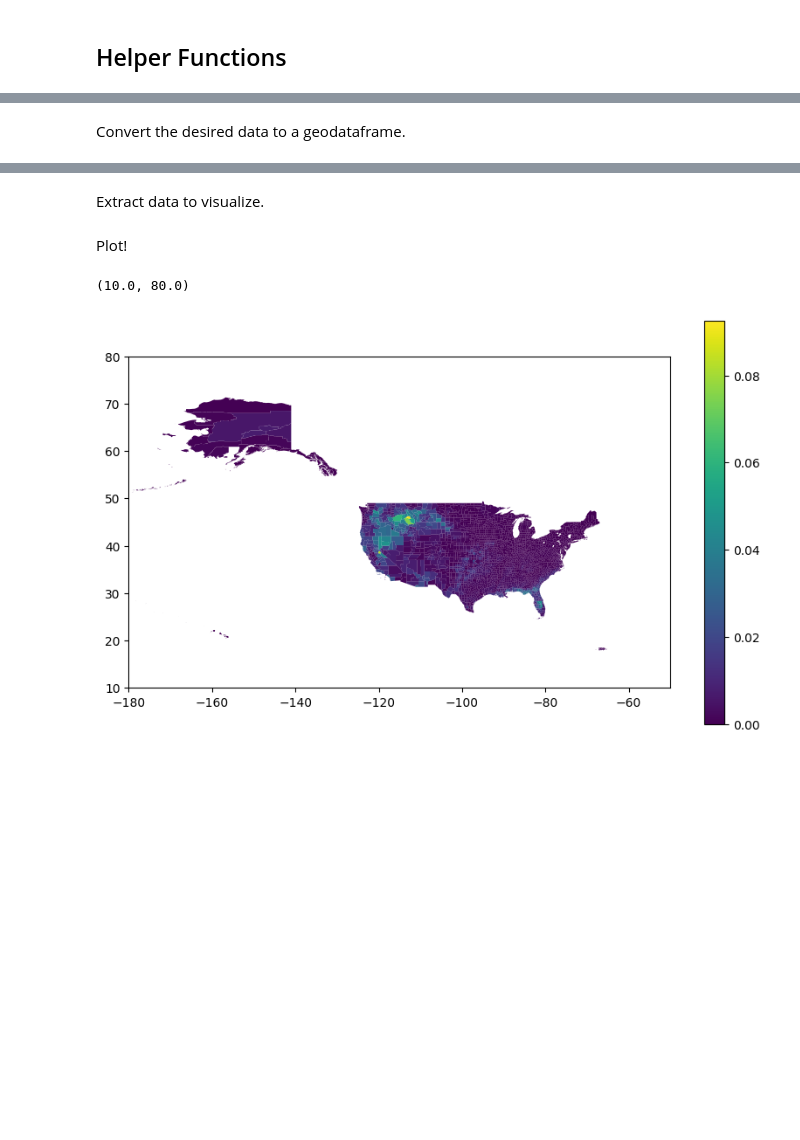
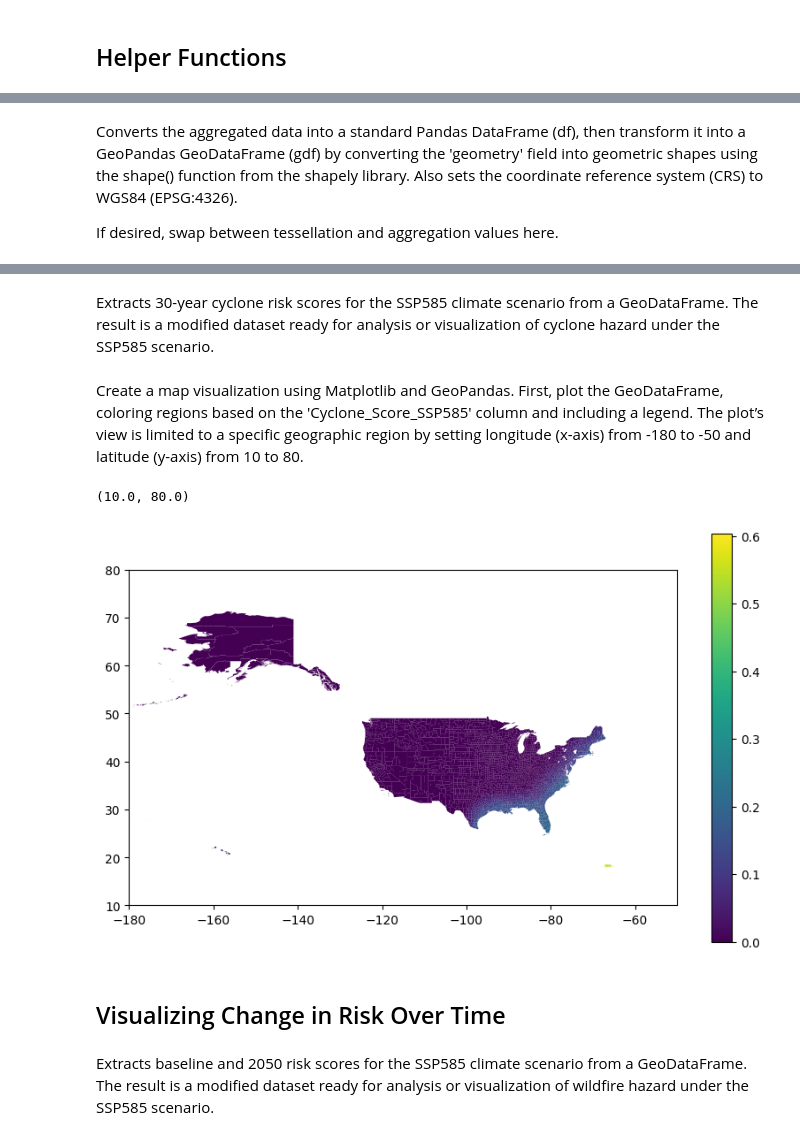
Before and after one commit to sustglobal/dev-center, a Jupyter notebook: jupyter-notebooks/ZonalStats/EndpointVisualizationExample.ipynb, the cells around one changed output, grey strips where cells are left out. Cells and saved outputs as stored; diff of their text form; code cells hidden in the pictures; blank space fills up the shorter version.

Commit message:
Updated visualization example with feedback

```diff
--- a/jupyter-notebooks/ZonalStats/EndpointVisualizationExample.ipynb
+++ b/jupyter-notebooks/ZonalStats/EndpointVisualizationExample.ipynb
@@ -19,7 +24,8 @@ import os
 # %%
-SUST_API_KEY = os.environ.get("SUST_API_KEY")
-PROJECT = "ec-DEMO"
+SUST_API_KEY = os.environ.get("SUST_API_KEY") # Set the SUST_API_KEY environment variable with your api key
+PROJECT = os.environ.get("SUST_PROJECT")      # Set the SUST_PROJECT environment variable with an enabled project
 
+# Example endpoints for accessing zonal stats for the USA
 endpoints = {
     "tessellation": f"https://explorer.sustglobal-staging.io/api/zonalstats?country_code=USA&admin_level=2&tessellated&rows=100",
     "aggregation"  : f"https://explorer.sustglobal-staging.io/api/zonalstats?country_code=USA&admin_level=2&rows=100",
@@ -103,5 +149,7 @@ Loading data from the Sust Global API.
 tessellation = fetch_paginated_data("tessellation")
 aggregation = fetch_paginated_data("aggregation")
 # %% [markdown]
-Convert the desired data to a geodataframe.
+Converts the aggregated data into a standard Pandas DataFrame (df), then transform it into a GeoPandas GeoDataFrame (gdf) by converting the 'geometry' field into geometric shapes using the shape() function from the shapely library. Also sets the coordinate reference system (CRS) to WGS84 (EPSG:4326).
+
+If desired, swap between tessellation and aggregation values here.
 # %%
@@ -119,19 +167,26 @@ display(gdf.head())
 | 3 | 175 | USA | 2 | -106.620188 | 52.798942 | True | USA | Alaska | 02016 |  | ... |
 | 4 | 126 | USA | 2 | -164.027851 | 64.910956 | True | USA | Alaska | 02180 |  | ... |
 # %% [markdown]
-Extract data to visualize.
+Extracts 30-year cyclone risk scores for the SSP585 climate scenario from a GeoDataFrame. The result is a modified dataset ready for analysis or visualization of cyclone hazard under the SSP585 scenario.
 # %%
-wildfire_scores = extract_summary_scores(gdf, "ssp585", "wildfire")
+# Extract cyclone summary data for the SSP5-8.5 scenario
+# `extract_summary_scores` returns a list with the scores
+cyclone_scores = extract_summary_scores(gdf, "ssp585", "cyclone")
 gdf_plotme = gdf.copy()
-gdf_plotme['Wildfire_Score_SSP585'] = wildfire_scores
+gdf_plotme['Cyclone_Score_SSP585'] = cyclone_scores
 # %% [markdown]
-Plot!
+Create a map visualization using Matplotlib and GeoPandas. First, plot the GeoDataFrame, coloring regions based on the 'Cyclone_Score_SSP585' column and including a legend. The plot’s view is limited to a specific geographic region by setting longitude (x-axis) from -180 to -50 and latitude (y-axis) from 10 to 80.
 # %%
+# Create a plot layout and select the column to display
 fig, ax = plt.subplots(figsize=(10, 6))
-gdf_plotme.plot(column='Wildfire_Score_SSP585', ax=ax, legend=True)
+gdf_plotme.plot(column='Cyclone_Score_SSP585', ax=ax, legend=True)
 
 ax.set_xlim(-180, -50) # Restrict longitude range (x-axis)
 ax.set_ylim(10, 80)    # Restrict latitudinal range (y-axis)
 # %% [output]
 (10.0, 80.0)
-[figure, old version]
+[figure, new version]
+# %% [markdown]
+## Visualizing Change in Risk Over Time
+# %% [markdown]
+Extracts baseline and 2050 risk scores for the SSP585 climate scenario from a GeoDataFrame. The result is a modified dataset ready for analysis or visualization of wildfire hazard under the SSP585 scenario.
```
Also changed, not shown: parts of 7 cells of this notebook.
